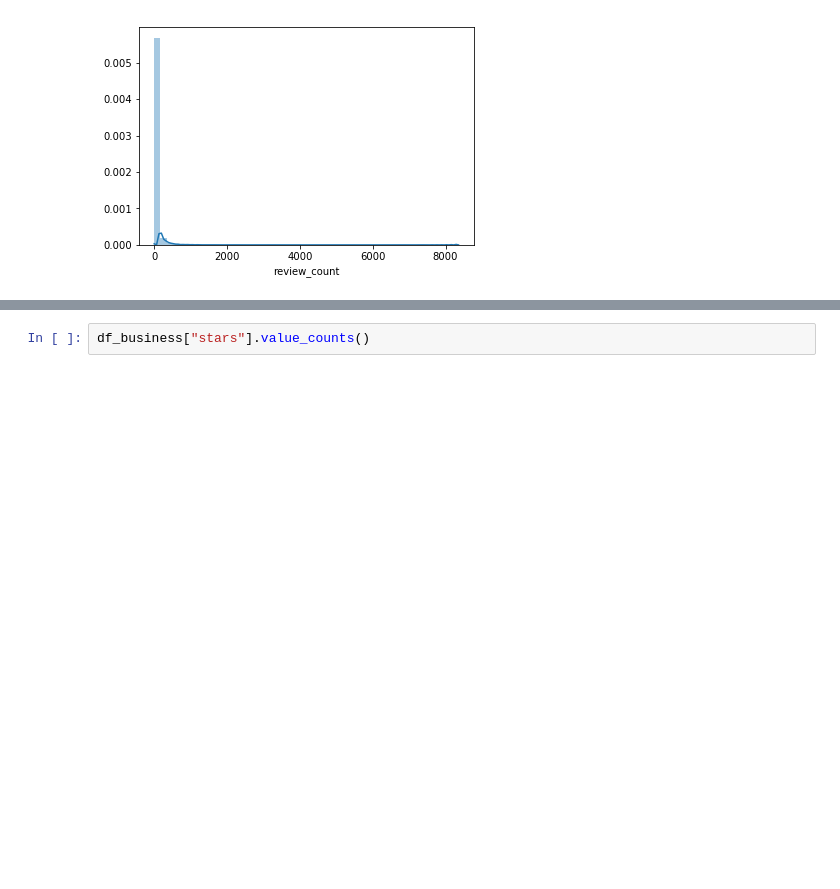
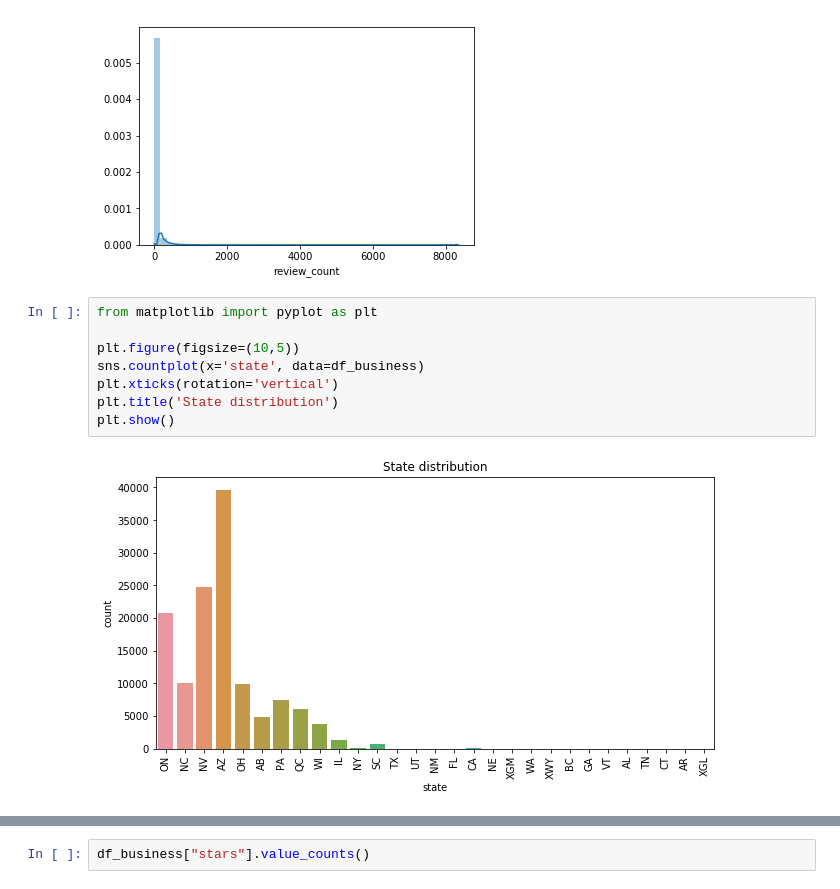
Before and after one commit to ck-unifr/yelp_dataset_challenge, a Jupyter notebook: notebooks/predict_star_ratings_with_checkin.ipynb, the cells around one changed output, grey strips where cells are left out. Cells and saved outputs as stored; diff of their text form; blank space fills up the shorter version.

```diff
--- a/notebooks/predict_star_ratings_with_checkin.ipynb
+++ b/notebooks/predict_star_ratings_with_checkin.ipynb
@@ -115,3 +122,13 @@ plt.show()
 [figure]
 [figure]
 [figure]
+# %%
+from matplotlib import pyplot as plt
+
+plt.figure(figsize=(10,5))
+sns.countplot(x='state', data=df_business)
+plt.xticks(rotation='vertical')
+plt.title('State distribution')
+plt.show()
+# %% [output]
+[figure, added]
```
Also changed, not shown: parts of 15 cells of this notebook.
